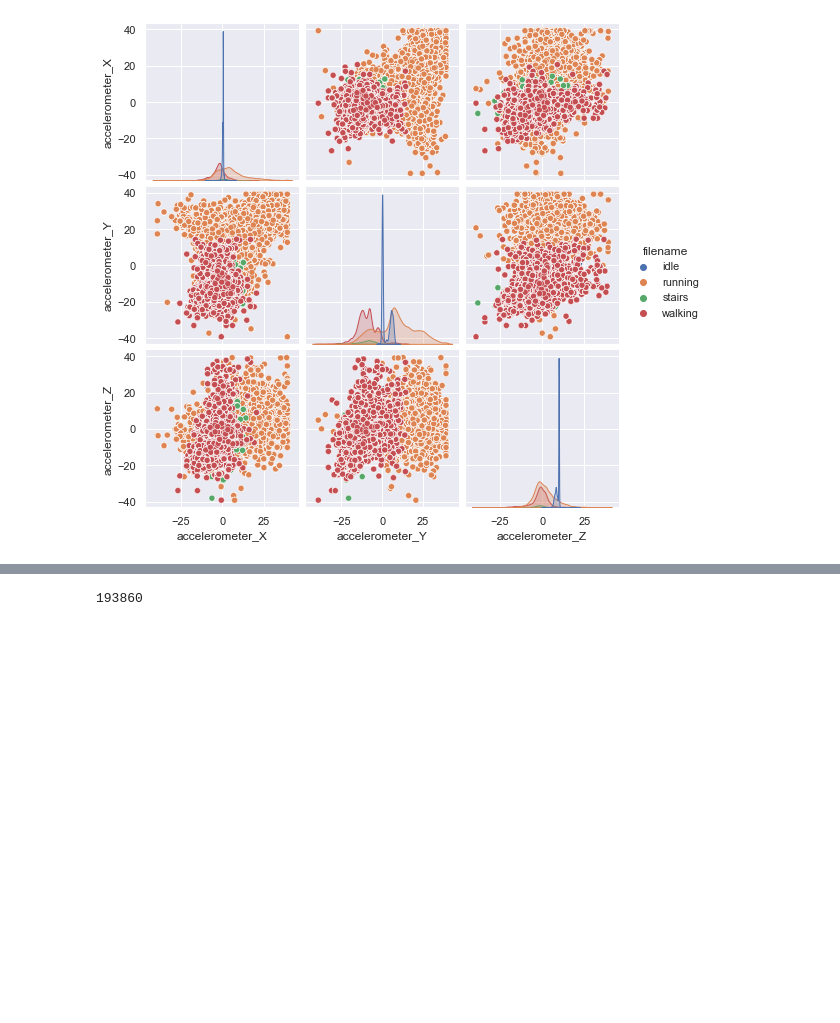
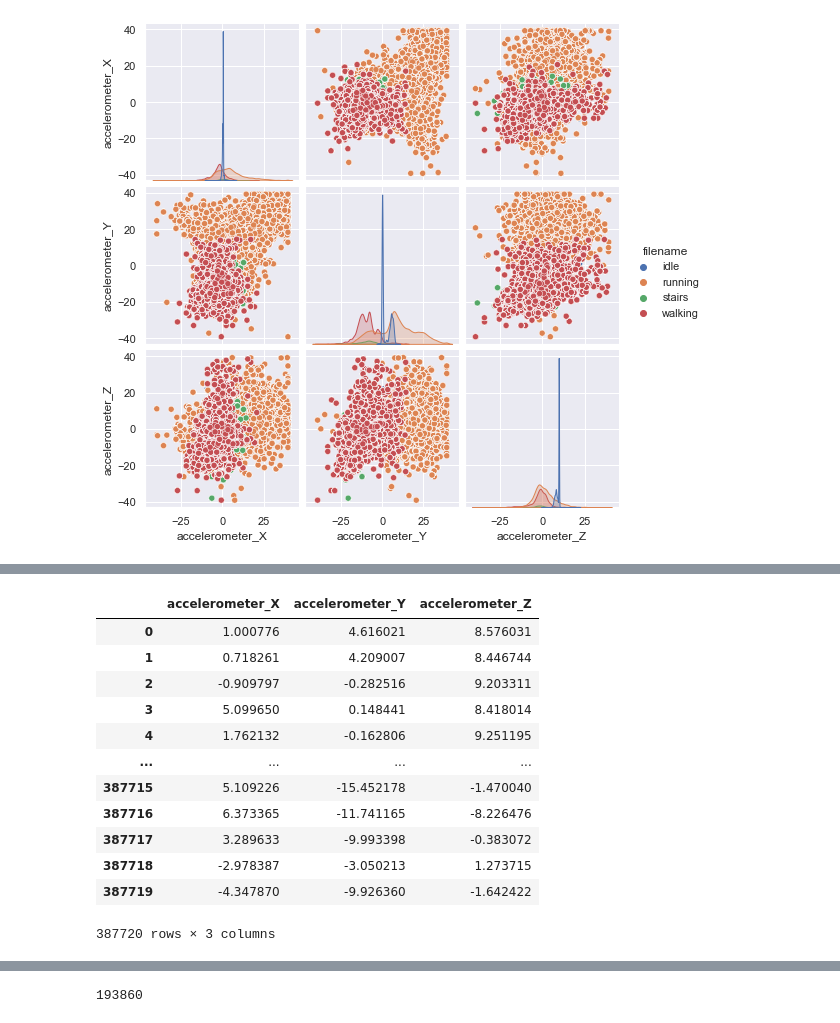
Before and after one commit to GendolfJunior/Python_programming_for_data_scientists, a Jupyter notebook: Final project/project_f.ipynb, the cells around one changed output, grey strips where cells are left out. Drawn from its saved outputs; the diff is of its cells as text; code cells hidden in the pictures; blank space fills up the shorter version.

```diff
--- a/Final project/project_f.ipynb
+++ b/Final project/project_f.ipynb
@@ -56,0 +78,18 @@ sns.pairplot(df, hue='filename')
+# %%
+# drop label column 'filename'
+X_df = df.drop('filename', axis= 1)
+X_df
+# %% [output]
+|  | accelerometer_X | accelerometer_Y | accelerometer_Z |
+| 0 | 1.000776 | 4.616021 | 8.576031 |
+| 1 | 0.718261 | 4.209007 | 8.446744 |
+| 2 | -0.909797 | -0.282516 | 9.203311 |
+| 3 | 5.099650 | 0.148441 | 8.418014 |
+| 4 | 1.762132 | -0.162806 | 9.251195 |
+| ... | ... | ... | ... |
+| 387715 | 5.109226 | -15.452178 | -1.470040 |
+| 387716 | 6.373365 | -11.741165 | -8.226476 |
+| 387717 | 3.289633 | -9.993398 | -0.383072 |
+| 387718 | -2.978387 | -3.050213 | 1.273715 |
+| 387719 | -4.347870 | -9.926360 | -1.642422 |
+387720 rows × 3 columns
```
Also changed, not shown: parts of 7 cells of this notebook, 6 other files.
